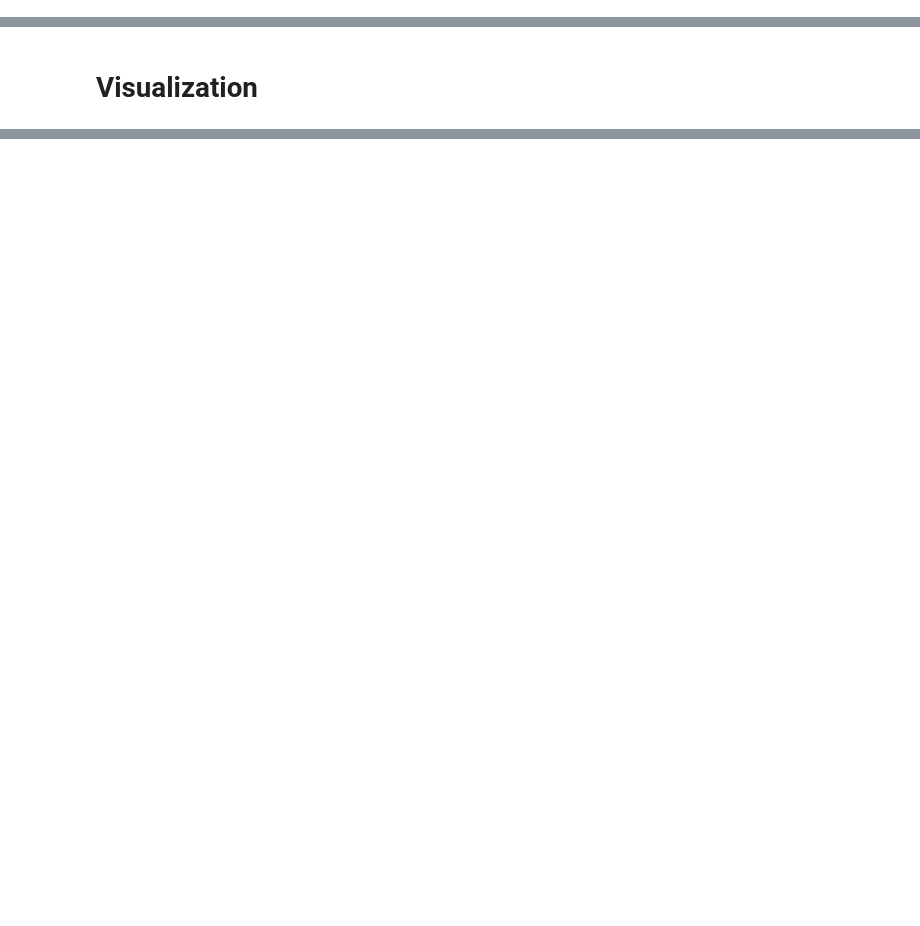
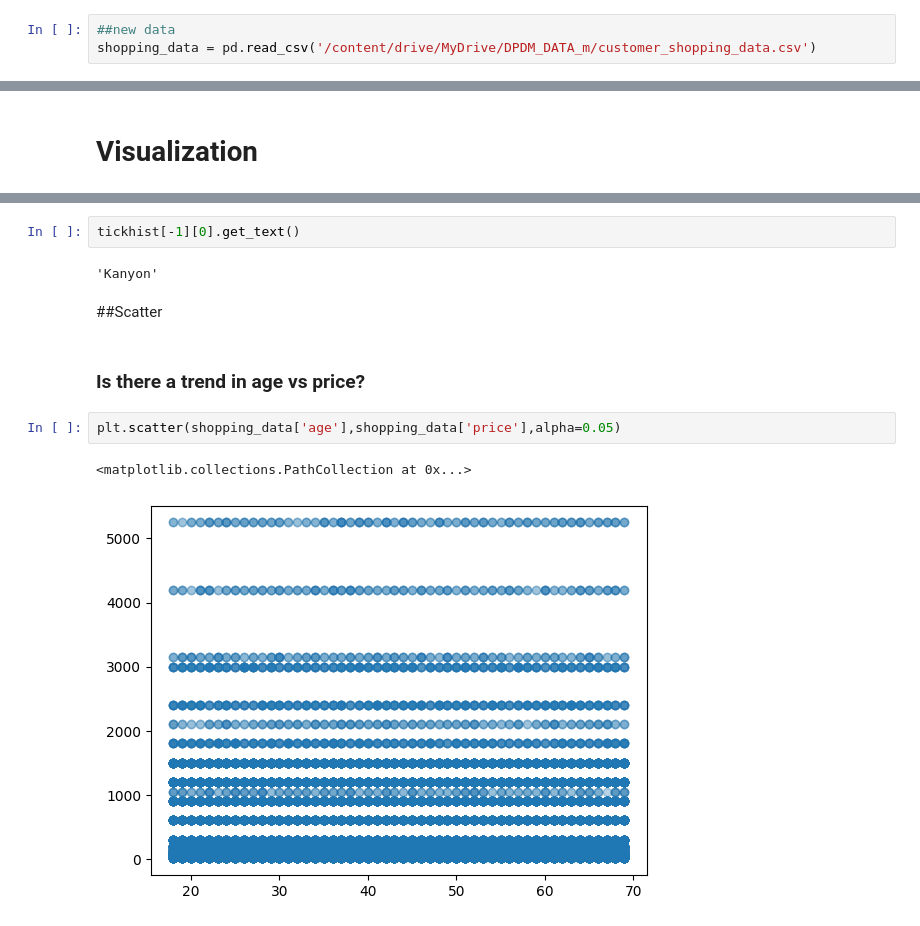
Before and after one commit to Sunisa78-8/BSC_DPDM23, a Jupyter notebook: Understanding_data.ipynb, the cells around one changed output, grey strips where cells are left out. Drawn from its saved outputs; the diff is of its cells as text; blank space fills up the shorter version.

```diff
--- a/Understanding_data.ipynb
+++ b/Understanding_data.ipynb
@@ -103,0 +79,3 @@ data_from_gsheets.describe()
+# %%
+##new data
+shopping_data = pd.read_csv('/content/drive/MyDrive/DPDM_DATA_m/customer_shopping_data.csv')
@@ -105,0 +192,13 @@ data_from_gsheets.describe()
+# %%
+tickhist[-1][0].get_text()
+# %% [output]
+'Kanyon'
+# %% [markdown]
+##Scatter
+# %% [markdown]
+### Is there a trend in age vs price?
+# %%
+plt.scatter(shopping_data['age'],shopping_data['price'],alpha=0.05)
+# %% [output]
+<matplotlib.collections.PathCollection at 0x...>
+[figure, added]
```
Also changed, not shown: parts of 87 cells of this notebook.
